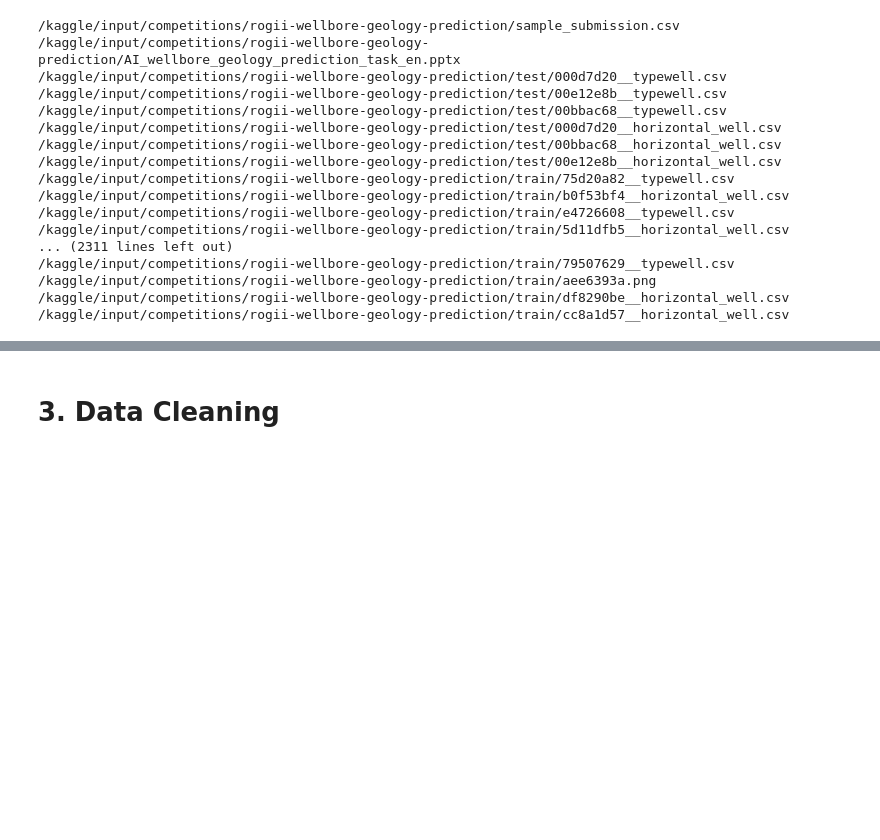
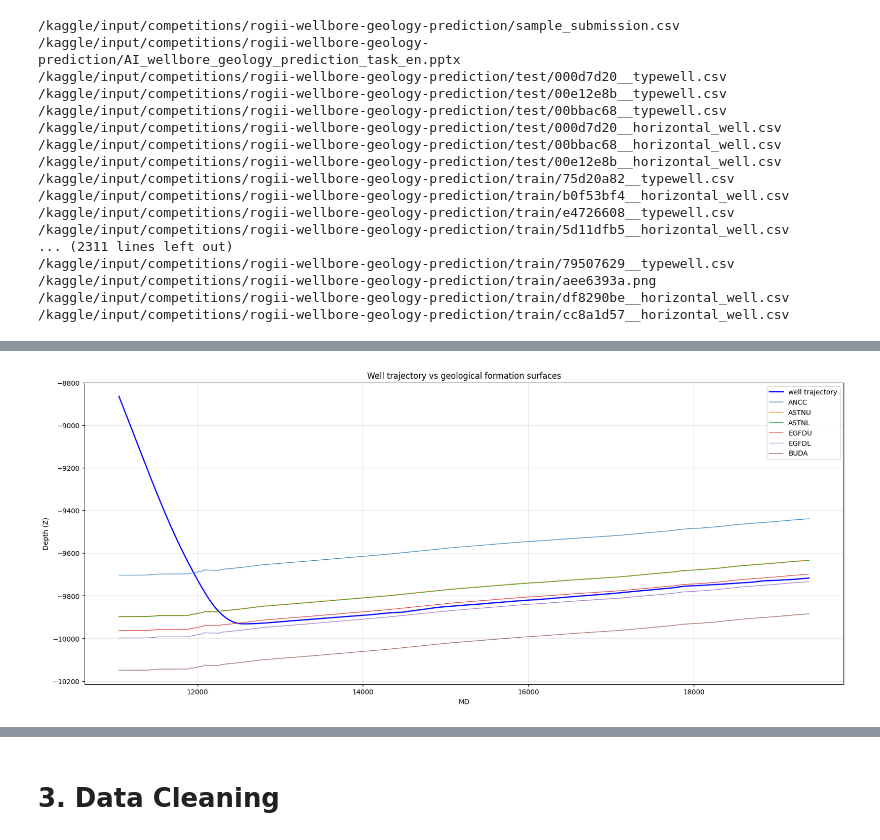
Before and after one commit to SarahBour/ROGII---Wellbore-Geology-Prediction, a Jupyter notebook: rogii-wellbore-geology-prediction.ipynb, the cells around one changed output, grey strips where cells are left out. Saved outputs shown, nothing was run; the diff lists cells and outputs as text; code cells hidden in the pictures; blank space fills up the shorter version.

```diff
--- a/rogii-wellbore-geology-prediction.ipynb
+++ b/rogii-wellbore-geology-prediction.ipynb
@@ -208,0 +237,17 @@ plt.show()
+# %%
+plt.figure(figsize=(20, 8))
+plt.plot(h_df['MD'], h_df['Z'], linewidth=1.8, label='well trajectory', color='blue')
+plt.plot(h_df['MD'], h_df['ANCC'], linewidth=0.8, label='ANCC')
+plt.plot(h_df['MD'], h_df['ASTNU'], linewidth=0.8, label='ASTNU')
+plt.plot(h_df['MD'], h_df['ASTNL'], linewidth=0.8, label='ASTNL')
+plt.plot(h_df['MD'], h_df['EGFDU'], linewidth=0.8, label='EGFDU')
+plt.plot(h_df['MD'], h_df['EGFDL'], linewidth=0.8, label='EGFDL')
+plt.plot(h_df['MD'], h_df['BUDA'], linewidth=0.8, label='BUDA')
+plt.xlabel("MD")
+plt.ylabel("Depth (Z)")
+plt.title("Well trajectory vs geological formation surfaces")
+plt.grid(True, alpha=0.3)
+plt.legend()
+plt.show()
+# %% [output]
+[figure, added]
```
Also changed, not shown: parts of 16 cells of this notebook.
